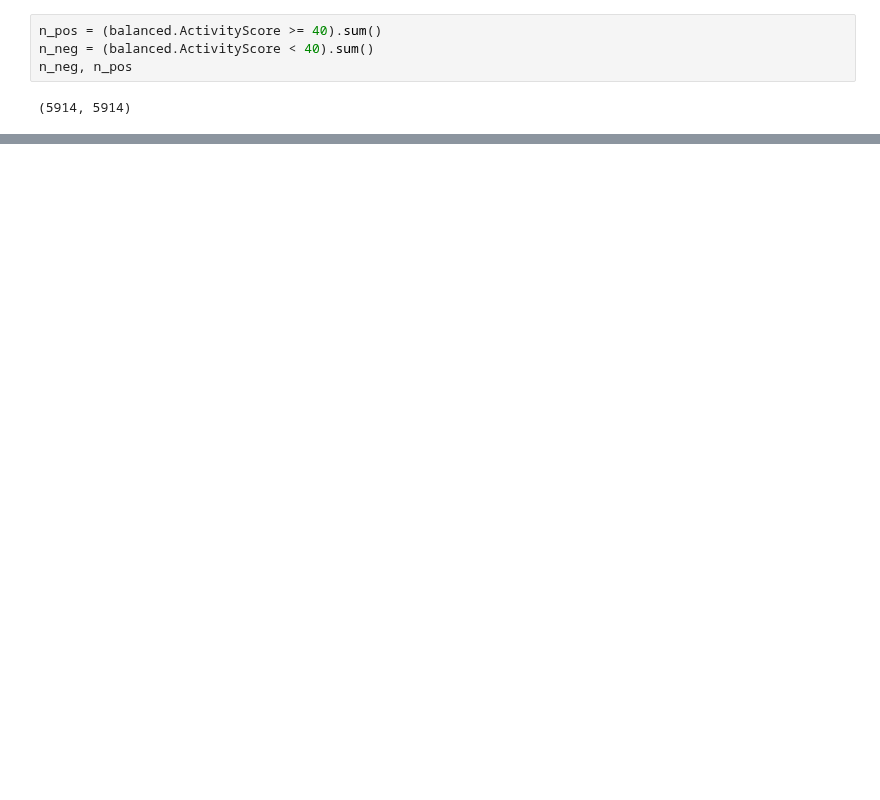
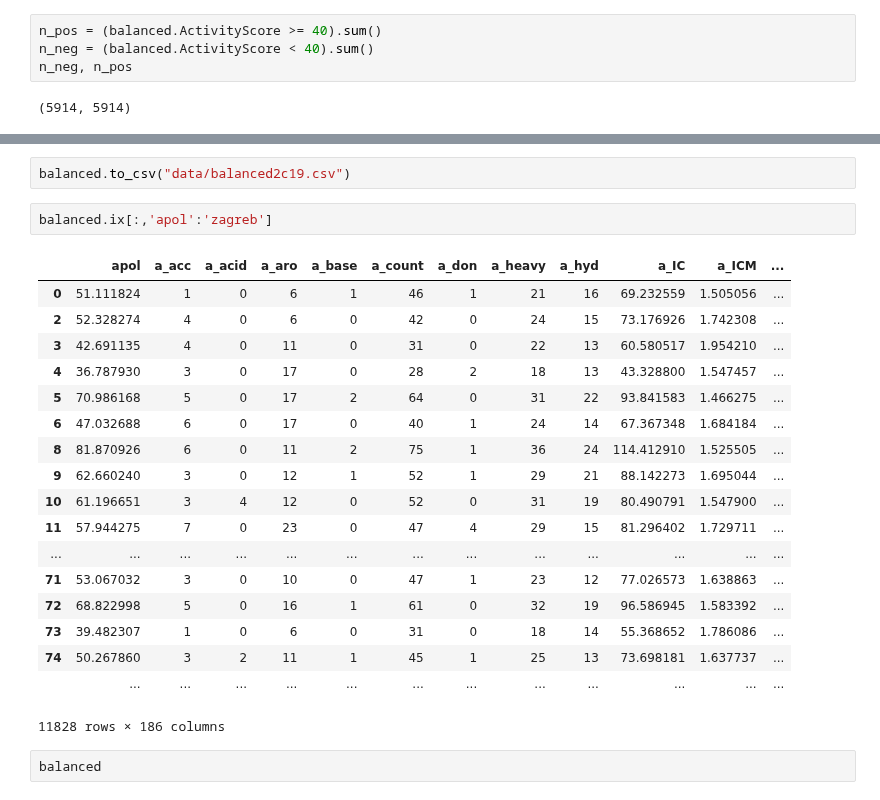
Before and after one commit to 5x5x5x5/kin, a Jupyter notebook: ScratchShuffle.ipynb, the cells around one changed output, grey strips where cells are left out. Saved outputs shown, nothing was run; the diff lists cells and outputs as text; blank space fills up the shorter version.

```diff
--- a/ScratchShuffle.ipynb
+++ b/ScratchShuffle.ipynb
@@ -78,0 +91,25 @@ n_neg, n_pos
+# %%
+balanced.to_csv("data/balanced2c19.csv")
+# %%
+balanced.ix[:,'apol':'zagreb']
+# %% [output]
+|  | apol | a_acc | a_acid | a_aro | a_base | a_count | a_don | a_heavy | a_hyd | a_IC | a_ICM | ... |
+| 0 | 51.111824 | 1 | 0 | 6 | 1 | 46 | 1 | 21 | 16 | 69.232559 | 1.505056 | ... |
+| 2 | 52.328274 | 4 | 0 | 6 | 0 | 42 | 0 | 24 | 15 | 73.176926 | 1.742308 | ... |
+| 3 | 42.691135 | 4 | 0 | 11 | 0 | 31 | 0 | 22 | 13 | 60.580517 | 1.954210 | ... |
+| 4 | 36.787930 | 3 | 0 | 17 | 0 | 28 | 2 | 18 | 13 | 43.328800 | 1.547457 | ... |
+| 5 | 70.986168 | 5 | 0 | 17 | 2 | 64 | 0 | 31 | 22 | 93.841583 | 1.466275 | ... |
+| 6 | 47.032688 | 6 | 0 | 17 | 0 | 40 | 1 | 24 | 14 | 67.367348 | 1.684184 | ... |
+| 8 | 81.870926 | 6 | 0 | 11 | 2 | 75 | 1 | 36 | 24 | 114.412910 | 1.525505 | ... |
+| 9 | 62.660240 | 3 | 0 | 12 | 1 | 52 | 1 | 29 | 21 | 88.142273 | 1.695044 | ... |
+| 10 | 61.196651 | 3 | 4 | 12 | 0 | 52 | 0 | 31 | 19 | 80.490791 | 1.547900 | ... |
+| 11 | 57.944275 | 7 | 0 | 23 | 0 | 47 | 4 | 29 | 15 | 81.296402 | 1.729711 | ... |
+| ... | ... | ... | ... | ... | ... | ... | ... | ... | ... | ... | ... | ... |
+| 71 | 53.067032 | 3 | 0 | 10 | 0 | 47 | 1 | 23 | 12 | 77.026573 | 1.638863 | ... |
+| 72 | 68.822998 | 5 | 0 | 16 | 1 | 61 | 0 | 32 | 19 | 96.586945 | 1.583392 | ... |
+| 73 | 39.482307 | 1 | 0 | 6 | 0 | 31 | 0 | 18 | 14 | 55.368652 | 1.786086 | ... |
+| 74 | 50.267860 | 3 | 2 | 11 | 1 | 45 | 1 | 25 | 13 | 73.698181 | 1.637737 | ... |
+|  | ... | ... | ... | ... | ... | ... | ... | ... | ... | ... | ... | ... |
+11828 rows × 186 columns
+# %%
+balanced
```
Also changed, not shown: parts of 6 cells of this notebook, 2 other files.
